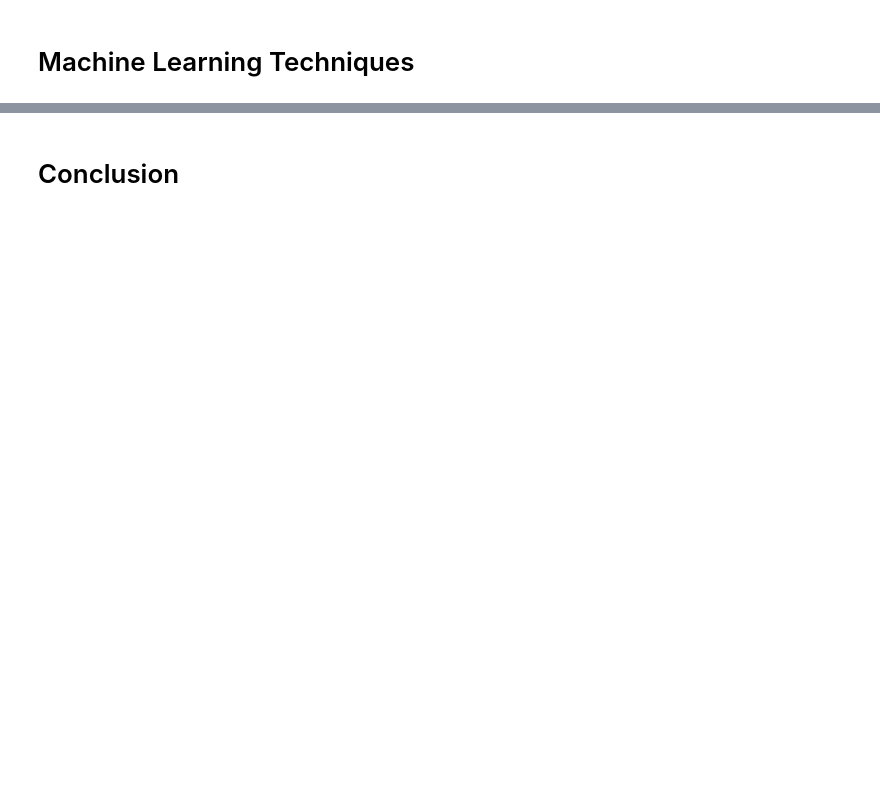
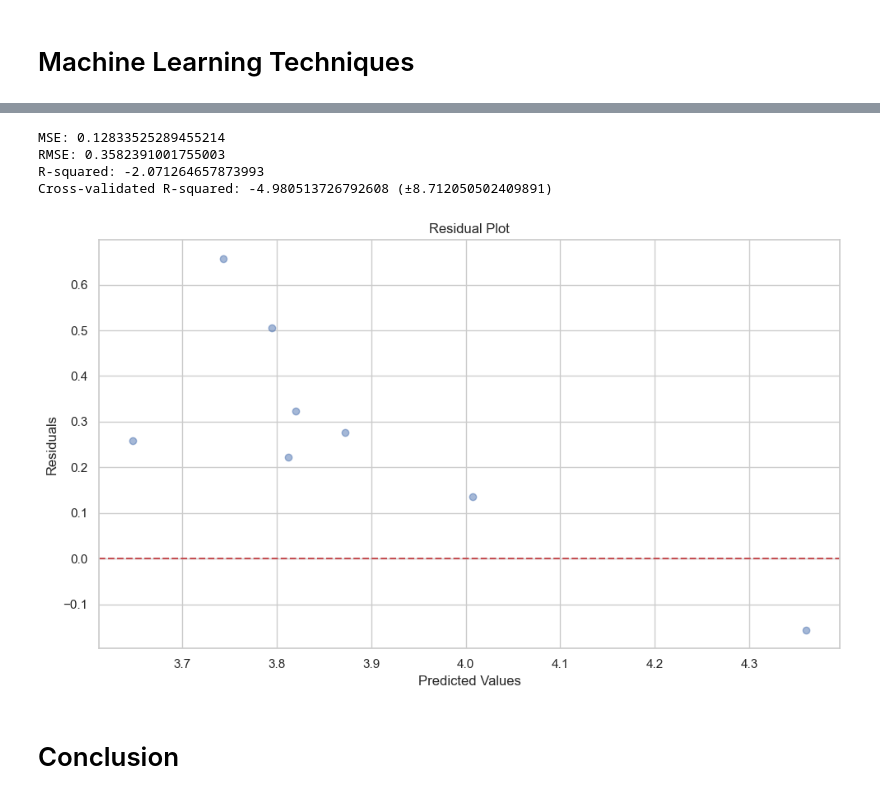
Before and after one commit to KohJJ820/MLIsFun, a Jupyter notebook: 5_Project/5_Project.ipynb, the cells around one changed output, grey strips where cells are left out. Cells and saved outputs as stored; diff of their text form; code cells hidden in the pictures; blank space fills up the shorter version.

Commit message:
Done Model Training

```diff
--- a/5_Project/5_Project.ipynb
+++ b/5_Project/5_Project.ipynb
@@ -577,0 +630,8 @@ plt.grid(True)
+# %%
+# Standardlize the data
+scaler = StandardScaler()
+x_scaled = scaler.fit_transform(x)
+
+# Performing PCA
+pca = PCA(0.95) # Maintain 95% of the variance while performing PCA
+x_pca = pca.fit_transform(x_scaled)
@@ -577,0 +664,10 @@ plt.grid(True)
+# %%
+# Train the linear regression model
+model = LinearRegression()
+model.fit(x_train, y_train)
+
+# Fit the testing set for the model to predict
+result = model.predict(x_test)
+
+# Print the result
+print(f"Predicted value: {result}")
@@ -578,2 +692,37 @@ plt.grid(True)
+# %%
+# Mean Squared Error & Root Mean Square Error
+mse = mean_squared_error(result, y_test)
+rmse = np.sqrt(mse)
+
+# R-Squared Sore
+r2 = r2_score(result, y_test)
+
+# Cross validation
+cv_scores = cross_val_score(model, x, y, cv=5, scoring='r2')
+
+# Residual Analysis
+residual = y_test - result
+
+# Visualizing the analysis
+print(f"MSE: {mse}")
+print(f"RMSE: {rmse}")
+print(f"R-squared: {r2}")
+print(f"Cross-validated R-squared: {np.mean(cv_scores)} (±{np.std(cv_scores)})")
+
+# Plot the residual
+plt.figure(figsize=(10, 6))
+plt.scatter(result, residual, alpha=0.5)
+plt.xlabel('Predicted Values')
+plt.ylabel('Residuals')
+plt.title('Residual Plot')
+plt.axhline(y=0, color='r', linestyle='--')
+plt.tight_layout()
+plt.show()
+# %% [output]
+MSE: 0.12833525289455214
+RMSE: 0.3582391001755003
+R-squared: -2.071264657873993
+Cross-validated R-squared: -4.980513726792608 (±8.712050502409891)
+[figure, added]
 # %% [markdown]
 # Conclusion
```
Also changed, not shown: parts of 38 cells of this notebook, 2 other files.
